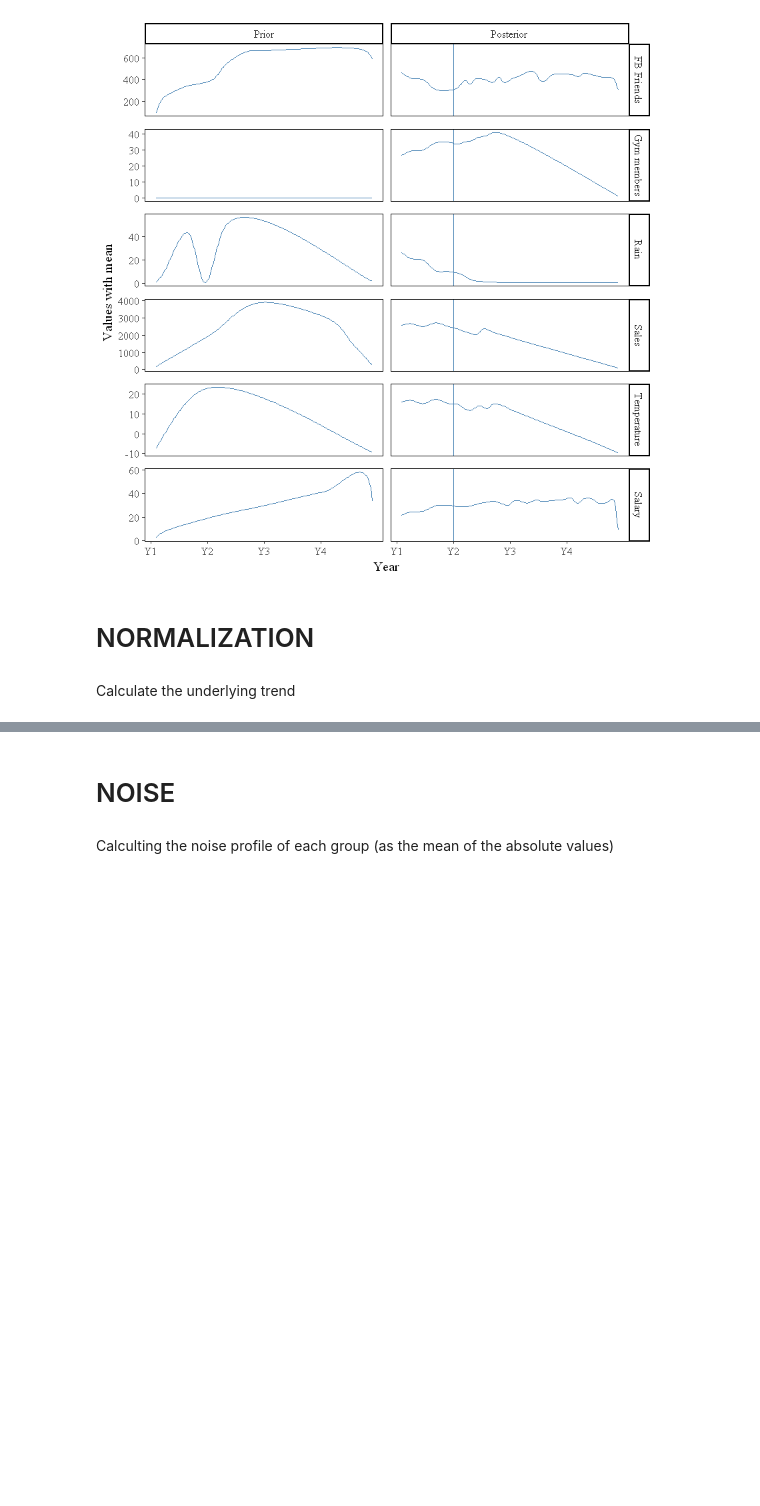
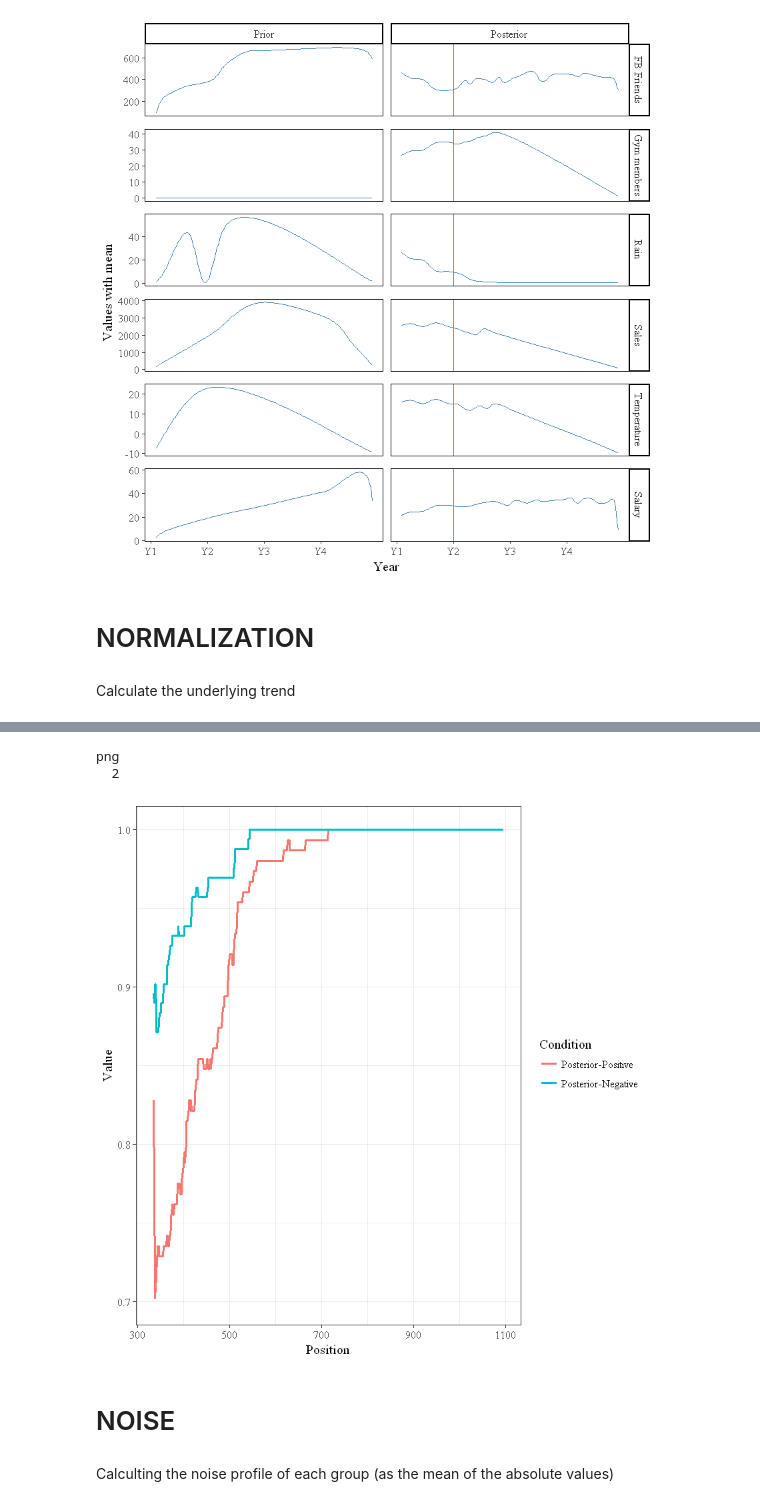
Before and after one commit to ericschulz/compforca, a Jupyter notebook: Data analysis/Catmull-Rom Analysis.ipynb, the cells around one changed output, grey strips where cells are left out. Drawn from its saved outputs; the diff is of its cells as text; code cells hidden in the pictures; blank space fills up the shorter version.

Commit message:
Trend damping

```diff
--- a/Data analysis/Catmull-Rom Analysis.ipynb
+++ b/Data analysis/Catmull-Rom Analysis.ipynb
@@ -532,0 +566,7 @@ png
+# %%
+# Filter out the prior condition and {temperature, rain} scenarios. Also filter out before year 1 and after year 4
+filtered_norm_data <- norm_data %>%
+        filter(condition != 'Prior', condition != 'Posterior-Stable', scenario != 'Temperature', scenario != 'Rain', day > 365-31, day <= 365*3 )
+
+filtered_trend <- trend %>%
+        filter(condition != 'Prior', condition != 'Posterior-Stable', scenario != 'Temperature', scenario != 'Rain', day > 365-31, day <= 365*3 )
@@ -532,0 +605,24 @@ png
+# %%
+# Selecting the relevant columns
+aux <- filtered_trend %>%
+                    select(condition, scenario, day, underlying_trend_norm)
+# %%
+# Merging
+trend_damping <- merge(x=filtered_norm_data, y=aux, by=c('condition', 'scenario', 'day'), all.x=TRUE)
+
+# Above or below?
+trend_damping$below <- trend_damping$value_norm < trend_damping$underlying_trend_norm
+
+# Damped?
+trend_damping$damped <- ifelse(trend_damping$condition == "Posterior-Positive", trend_damping$below, !trend_damping$below)
+
+# Summarize overall scenarios
+overall_damping <- trend_damping %>%
+                        group_by(condition, day) %>%
+                        summarize(damped_proportion = sum(damped*1)/length(damped)) %>%
+                        mutate(group = 1)
+
+# Summarize per day
+trend_damping_summary <- trend_damping %>%
+                            group_by(condition, scenario, day) %>%
+                            summarize(damped_proportion = sum(damped*1)/length(damped))
@@ -533,3 +766,21 @@ png
+# %%
+p <- ggplot(data=overall_damping, aes(x=day, y=damped_proportion, group=condition, colour=condition)) +
+        geom_line(size=1) +
+        expand_limits(y=0) +
+        scale_y_continuous(limits = c(0.7, 1)) +
+        labs(colour = "Condition") +
+        xlab("Position") + ylab("Value") +
+        theme_bw() +
+        theme(text = element_text(size=12, family="serif"))
+
+svg("Images/trend_damping_proportion.svg", width=6, height=2.3)
+#p
+dev.off()
+p
+# %% [output]
+png
+  2
+[figure, added]
 # %% [markdown]
 # NOISE
 # %%
```
Also changed, not shown: parts of 32 cells of this notebook, 4 other files.
